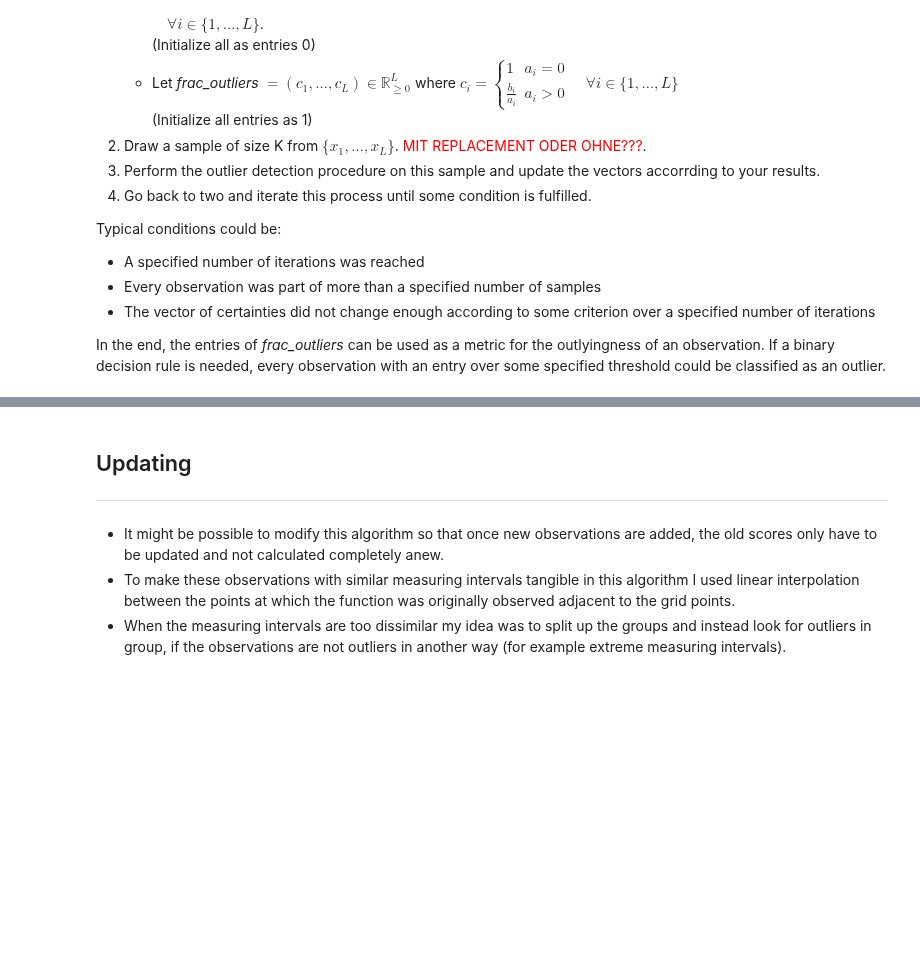
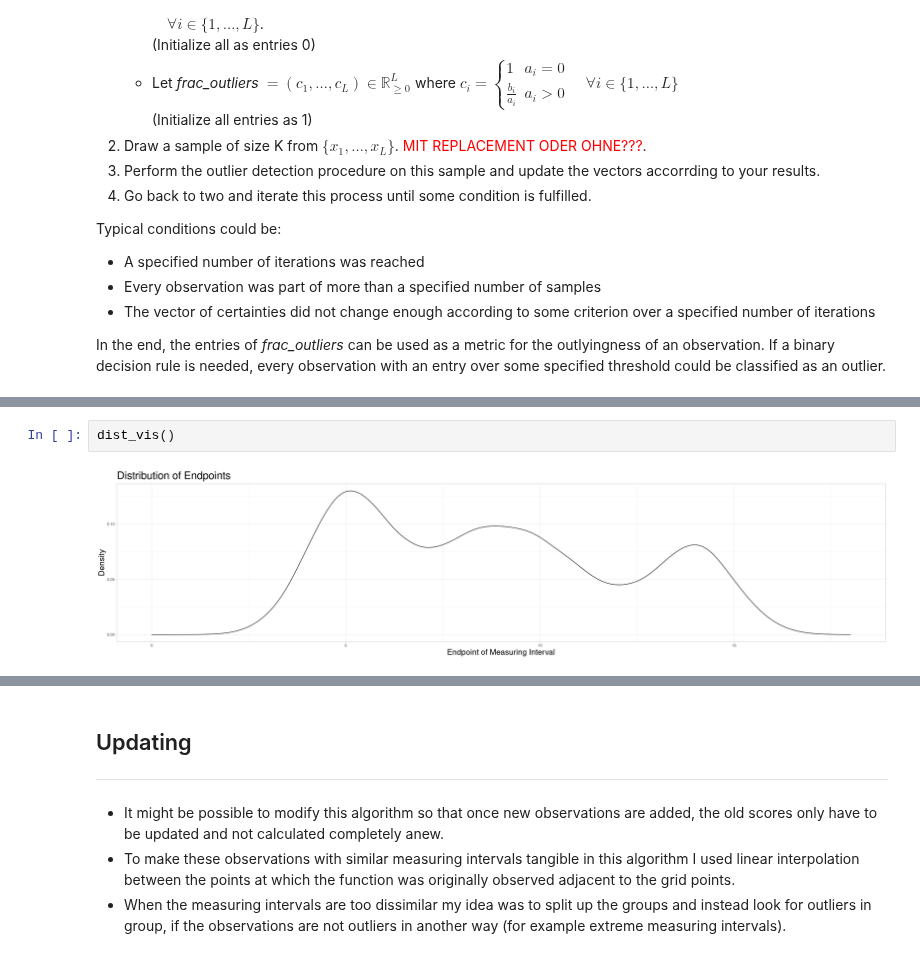
Before and after one commit to JakobJuergens/Outlier_Detection_FDA, a Jupyter notebook: Project_Main.ipynb, the cells around one changed output, grey strips where cells are left out. Drawn from its saved outputs; the diff is of its cells as text; blank space fills up the shorter version.

```diff
--- a/Project_Main.ipynb
+++ b/Project_Main.ipynb
@@ -174,0 +180,4 @@ In the end, the entries of *frac\_outliers* can be used as a metric for the outl
+# %%
+dist_vis()
+# %% [output]
+[figure, added]
```
Also changed, not shown: parts of 5 cells of this notebook, 2 other files.
